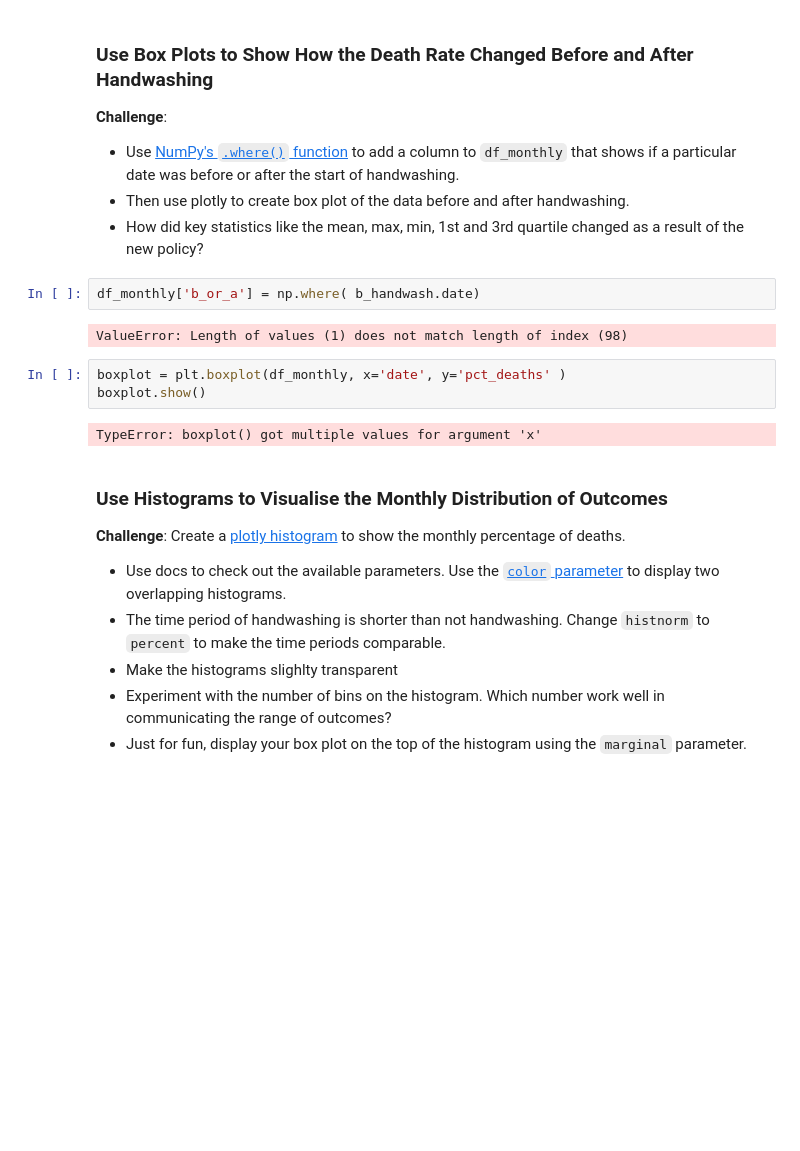
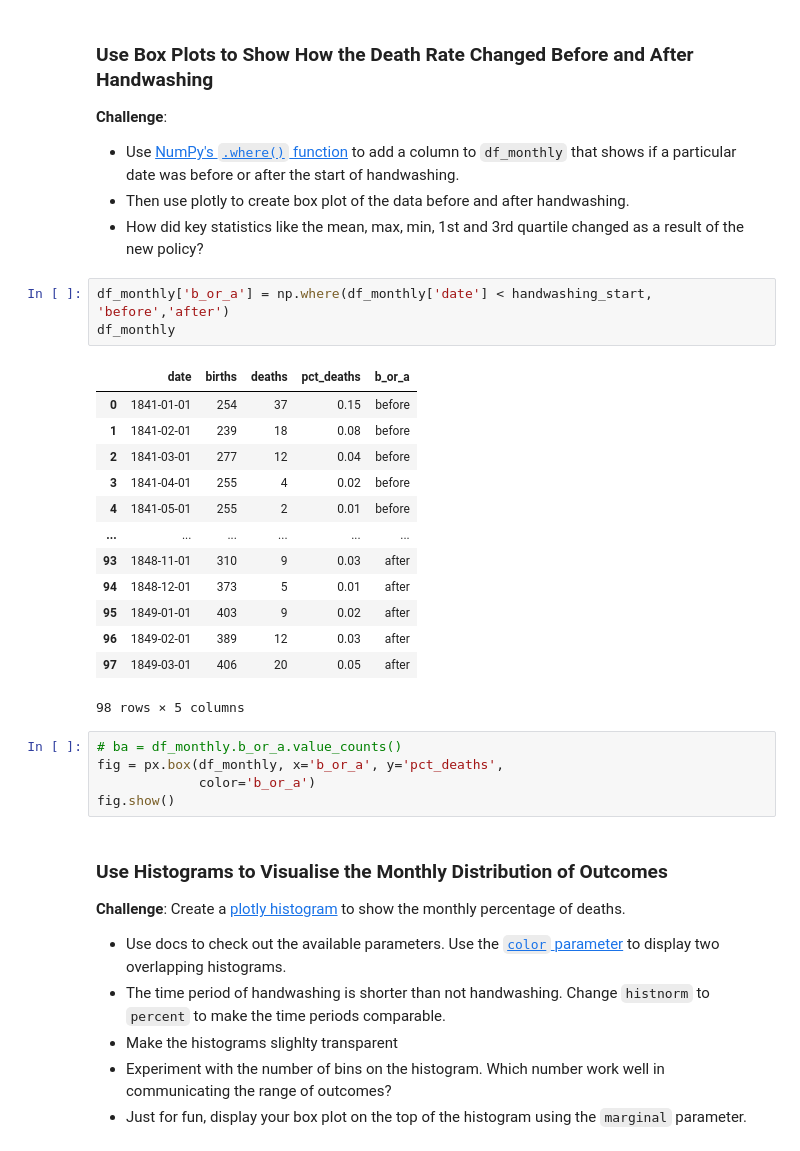
Before and after one commit to Muhammed-anas/data-exploration, a Jupyter notebook: Dr_Semmelweis_Handwashing_Discovery_(start).ipynb, the cells around one changed output. Saved outputs shown, nothing was run; the diff lists cells and outputs as text; blank space fills up the shorter version.

```diff
--- a/Dr_Semmelweis_Handwashing_Discovery_(start).ipynb
+++ b/Dr_Semmelweis_Handwashing_Discovery_(start).ipynb
@@ -400,14 +400,27 @@ times
 * Then use plotly to create box plot of the data before and after handwashing.
 * How did key statistics like the mean, max, min, 1st and 3rd quartile changed as a result of the new policy?
 # %%
-df_monthly['b_or_a'] = np.where( b_handwash.date)
+df_monthly['b_or_a'] = np.where(df_monthly['date'] < handwashing_start, 'before','after')
+df_monthly
 # %% [output]
+|  | date | births | deaths | pct_deaths | b_or_a |
+| 0 | 1841-01-01 | 254 | 37 | 0.15 | before |
+| 1 | 1841-02-01 | 239 | 18 | 0.08 | before |
+| 2 | 1841-03-01 | 277 | 12 | 0.04 | before |
+| 3 | 1841-04-01 | 255 | 4 | 0.02 | before |
+| 4 | 1841-05-01 | 255 | 2 | 0.01 | before |
+| ... | ... | ... | ... | ... | ... |
+| 93 | 1848-11-01 | 310 | 9 | 0.03 | after |
+| 94 | 1848-12-01 | 373 | 5 | 0.01 | after |
+| 95 | 1849-01-01 | 403 | 9 | 0.02 | after |
+| 96 | 1849-02-01 | 389 | 12 | 0.03 | after |
+| 97 | 1849-03-01 | 406 | 20 | 0.05 | after |
-ValueError: Length of values (1) does not match length of index (98)
+98 rows × 5 columns
-# %%
-boxplot = plt.boxplot(df_monthly, x='date', y='pct_deaths' )
-boxplot.show()
-# %% [output]
-TypeError: boxplot() got multiple values for argument 'x'
+# %%
+# ba = df_monthly.b_or_a.value_counts()
+fig = px.box(df_monthly, x='b_or_a', y='pct_deaths',
+             color='b_or_a')
+fig.show()
 # %% [markdown]
 ### Use Histograms to Visualise the Monthly Distribution of Outcomes
 
```
Also changed, not shown: parts of 4 cells of this notebook.
